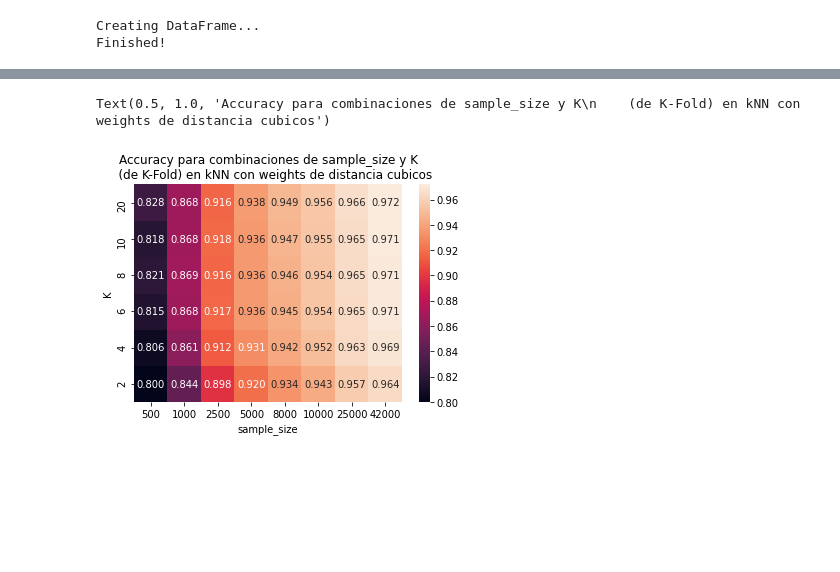
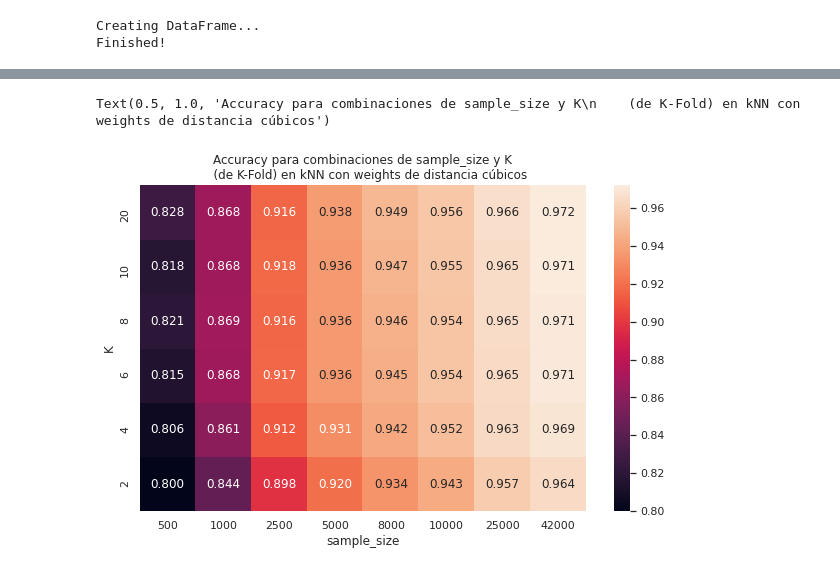
Before and after one commit to mnPanic/metnum-tp2, a Jupyter notebook: notebooks/knn_variations.ipynb, the cells around one changed output, grey strips where cells are left out. Cells and saved outputs as stored; diff of their text form; code cells hidden in the pictures; blank space fills up the shorter version.

Commit message:
knn/variaciones: Resultados

```diff
--- a/notebooks/knn_variations.ipynb
+++ b/notebooks/knn_variations.ipynb
@@ -82,9 +79,0 @@ df.sort_values("accuracy", ascending=False)
-# %%
-import seaborn as sns
-sns.set(style="whitegrid")
-plot = sns.scatterplot(
-    data=df, x="k", y="accuracy",
-    hue="weight_type",
-    legend="full",
-)
-plot.set_ylim(0.945, 0.98)
@@ -91,2 +82,5 @@ plot.set_ylim(0.945, 0.98)
 # %%
-df.to_csv("data/knn/variaciones/knn_distance_pow.csv", index=False)
+import pandas as pd
+
+df = pd.read_csv("data/knn/variaciones/knn_distance_pow.csv")
+df.sort_values("accuracy", ascending=False)
@@ -93,12 +105,15 @@ df.to_csv("data/knn/variaciones/knn_distance_pow.csv", index=False)
 # %%
 import seaborn as sns
+import matplotlib.pyplot as plt
+fig, axes = plt.subplots(figsize=(10, 6))
+
 df_pivot = df.pivot("K", "sample_size", "accuracy")
 ax = sns.heatmap(data=df_pivot, annot=True, fmt=".3f")
 ax.invert_yaxis()
 ax.set_title(
     """Accuracy para combinaciones de sample_size y K
-    (de K-Fold) en kNN con weights de distancia cubicos"""
+    (de K-Fold) en kNN con weights de distancia cúbicos"""
 )
 # %% [output]
-Text(0.5, 1.0, 'Accuracy para combinaciones de sample_size y K\n    (de K-Fold) en kNN con weights de distancia cubicos')
+Text(0.5, 1.0, 'Accuracy para combinaciones de sample_size y K\n    (de K-Fold) en kNN con weights de distancia cúbicos')
-[figure, old version]
+[figure, new version]
```
Also changed, not shown: parts of 5 cells of this notebook, 1 other file.
